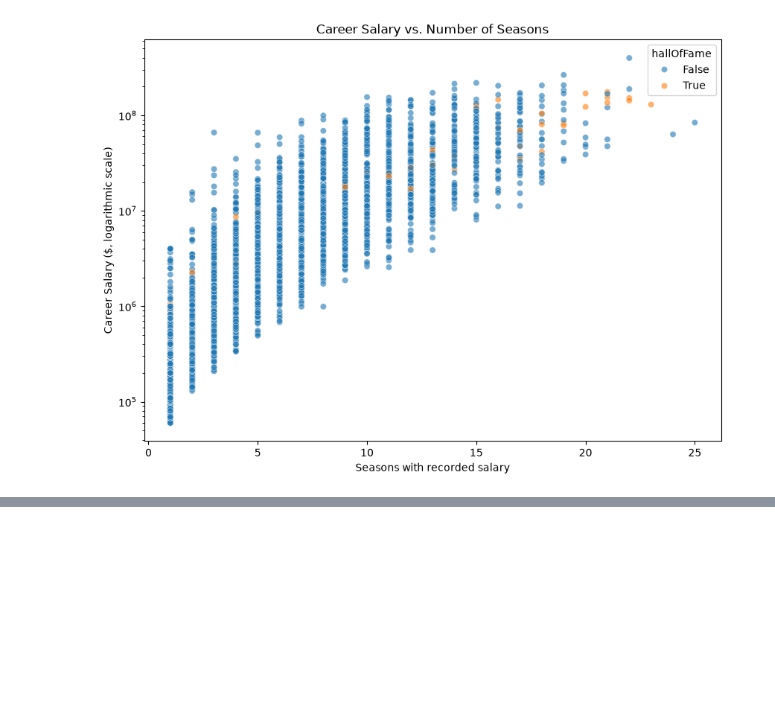
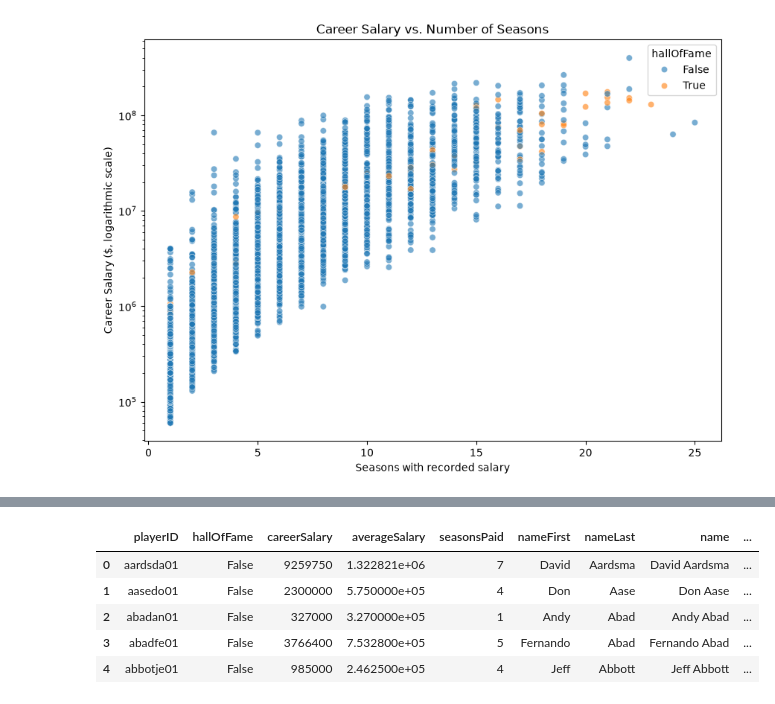
Before and after one commit to loudpugpug42/cs5830_project1, a Jupyter notebook: project1.ipynb, the cells around one changed output, grey strips where cells are left out. Saved outputs shown, nothing was run; the diff lists cells and outputs as text; code cells hidden in the pictures; blank space fills up the shorter version.

```diff
--- a/project1.ipynb
+++ b/project1.ipynb
@@ -161,0 +187,16 @@ plt.show()
+# %%
+# Lets combine salary and appearances
+salaryGames = careerSalary.merge(
+    careerAppearances,
+    on="playerID",
+    how="inner"
+)
+
+display(salaryGames.head())
+# %% [output]
+|  | playerID | hallOfFame | careerSalary | averageSalary | seasonsPaid | nameFirst | nameLast | name | ... |
+| 0 | aardsda01 | False | 9259750 | 1.322821e+06 | 7 | David | Aardsma | David Aardsma | ... |
+| 1 | aasedo01 | False | 2300000 | 5.750000e+05 | 4 | Don | Aase | Don Aase | ... |
+| 2 | abadan01 | False | 327000 | 3.270000e+05 | 1 | Andy | Abad | Andy Abad | ... |
+| 3 | abadfe01 | False | 3766400 | 7.532800e+05 | 5 | Fernando | Abad | Fernando Abad | ... |
+| 4 | abbotje01 | False | 985000 | 2.462500e+05 | 4 | Jeff | Abbott | Jeff Abbott | ... |
```
Also changed, not shown: parts of 8 cells of this notebook.
